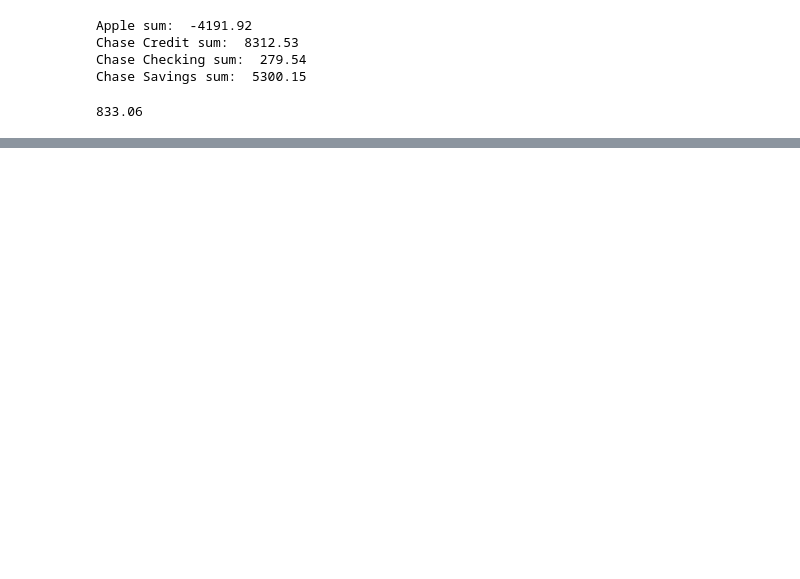
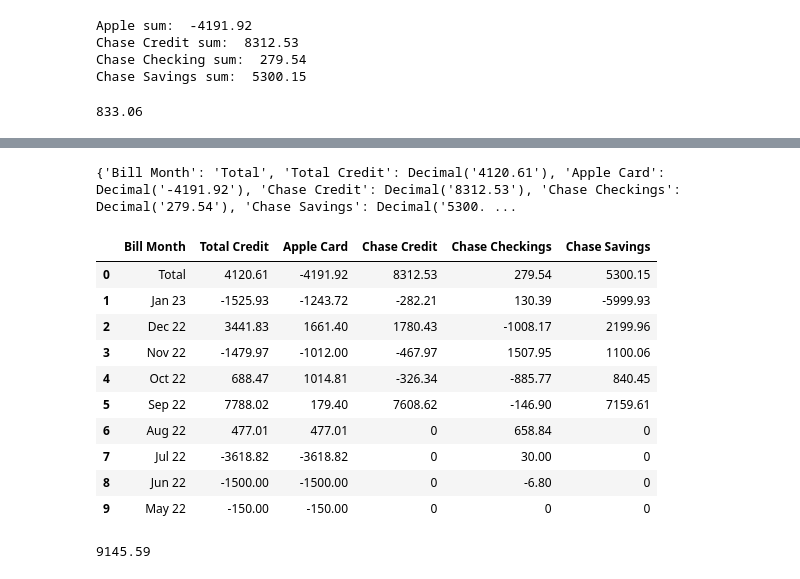
Before and after one commit to CChalland/Banking-Statmement-Converter, a Jupyter notebook: .demo/data_table.ipynb, the cells around one changed output, grey strips where cells are left out. Drawn from its saved outputs; the diff is of its cells as text; code cells hidden in the pictures; blank space fills up the shorter version.

```diff
--- a/.demo/data_table.ipynb
+++ b/.demo/data_table.ipynb
@@ -165,0 +162,35 @@ bill_df
+# %%
+total_dict = dict()
+
+for col in bill_df.columns:
+    if col == 'Bill Month':
+        total_dict[col] = 'Total'
+    else:
+        total_dict[col] = bill_df[col].sum()
+
+print(total_dict)
+
+new_row = pd.DataFrame(total_dict, index=[0])
+bill_df = pd.concat([new_row, bill_df]).reset_index(drop=True)
+bill_df
+# %% [output]
+{'Bill Month': 'Total', 'Total Credit': Decimal('4120.61'), 'Apple Card': Decimal('-4191.92'), 'Chase Credit': Decimal('8312.53'), 'Chase Checkings': Decimal('279.54'), 'Chase Savings': Decimal('5300. ...
+|  | Bill Month | Total Credit | Apple Card | Chase Credit | Chase Checkings | Chase Savings |
+| 0 | Total | 4120.61 | -4191.92 | 8312.53 | 279.54 | 5300.15 |
+| 1 | Jan 23 | -1525.93 | -1243.72 | -282.21 | 130.39 | -5999.93 |
+| 2 | Dec 22 | 3441.83 | 1661.40 | 1780.43 | -1008.17 | 2199.96 |
+| 3 | Nov 22 | -1479.97 | -1012.00 | -467.97 | 1507.95 | 1100.06 |
+| 4 | Oct 22 | 688.47 | 1014.81 | -326.34 | -885.77 | 840.45 |
+| 5 | Sep 22 | 7788.02 | 179.40 | 7608.62 | -146.90 | 7159.61 |
+| 6 | Aug 22 | 477.01 | 477.01 | 0 | 658.84 | 0 |
+| 7 | Jul 22 | -3618.82 | -3618.82 | 0 | 30.00 | 0 |
+| 8 | Jun 22 | -1500.00 | -1500.00 | 0 | -6.80 | 0 |
+| 9 | May 22 | -150.00 | -150.00 | 0 | 0 | 0 |
+# %%
+apple_card_debt = Decimal('5024.98')
+total_credit = bill_df.loc[0, 'Total Credit']
+
+total_amount = apple_card_debt + total_amount
+print(total_amount)
+# %% [output]
+9145.59
```
Also changed, not shown: parts of 4 cells of this notebook.
